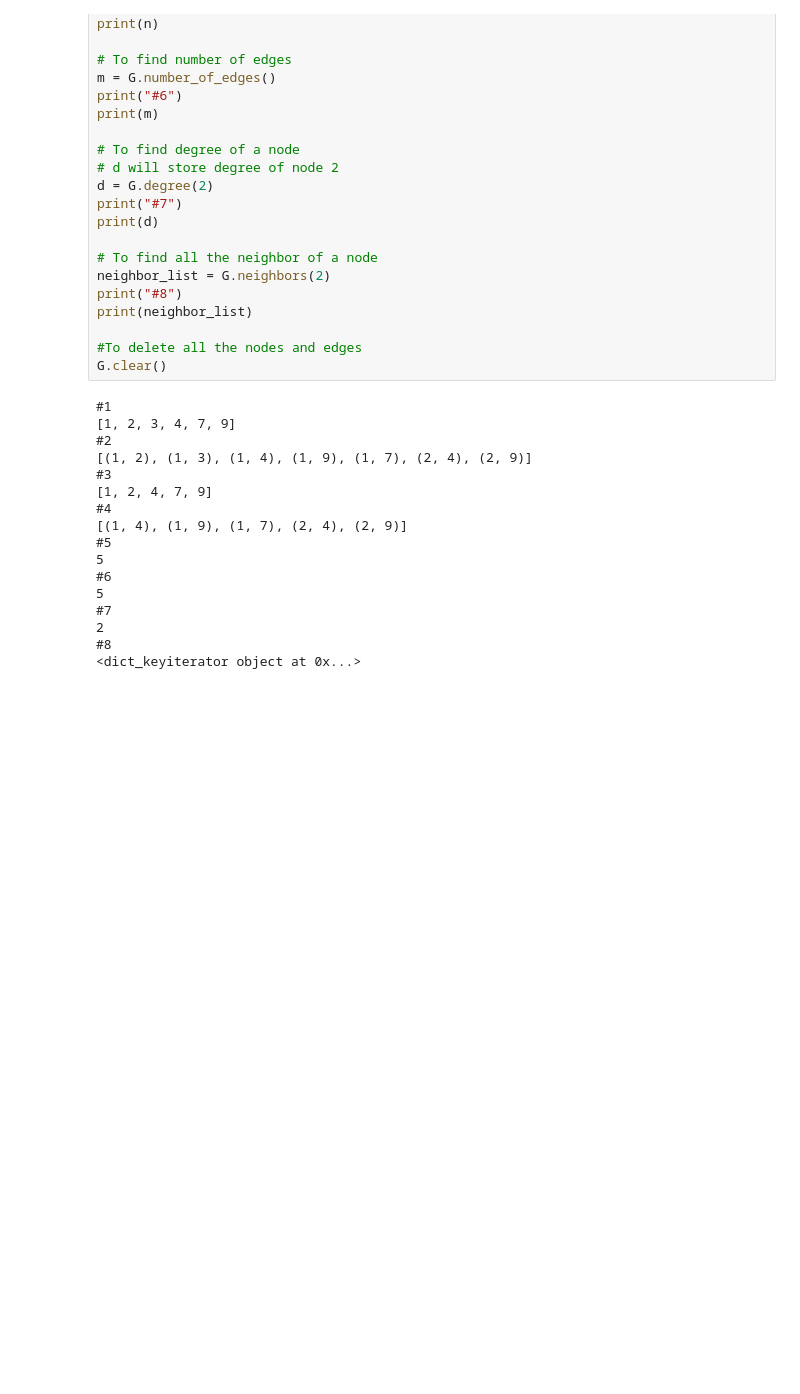
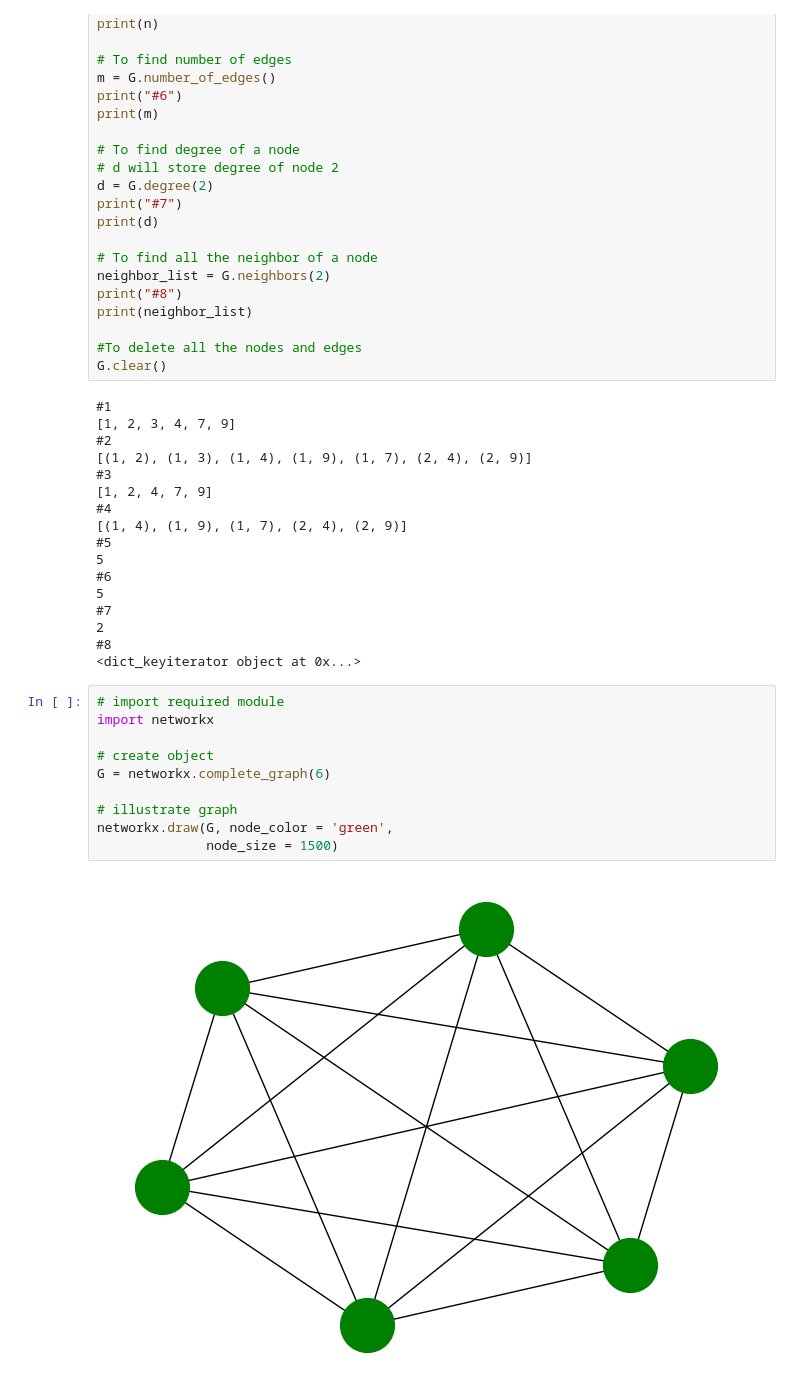
Before and after one commit to ajit-ai/Data_Science, a Jupyter notebook: NetworX/Network-Graph.ipynb, the cells around one changed output. Cells and saved outputs as stored; diff of their text form; blank space fills up the shorter version.

Commit message:
networkX  application

```diff
--- a/NetworX/Network-Graph.ipynb
+++ b/NetworX/Network-Graph.ipynb
@@ -89,3 +89,15 @@ G.clear()
 2
 #8
 <dict_keyiterator object at 0x...>
+# %%
+# import required module
+import networkx
+
+# create object
+G = networkx.complete_graph(6)
+
+# illustrate graph
+networkx.draw(G, node_color = 'green',
+              node_size = 1500)
+# %% [output]
+[figure, added]
```
Also changed, not shown: parts of 1 cell of this notebook, 2 other files.
